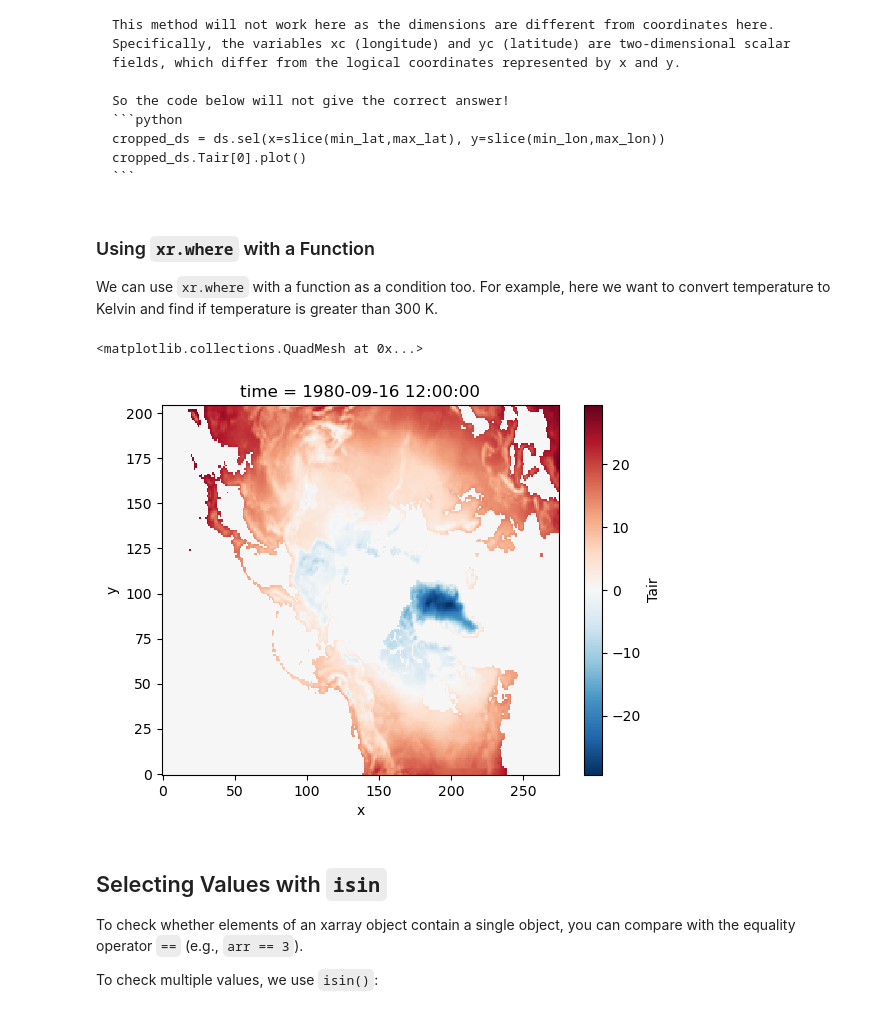
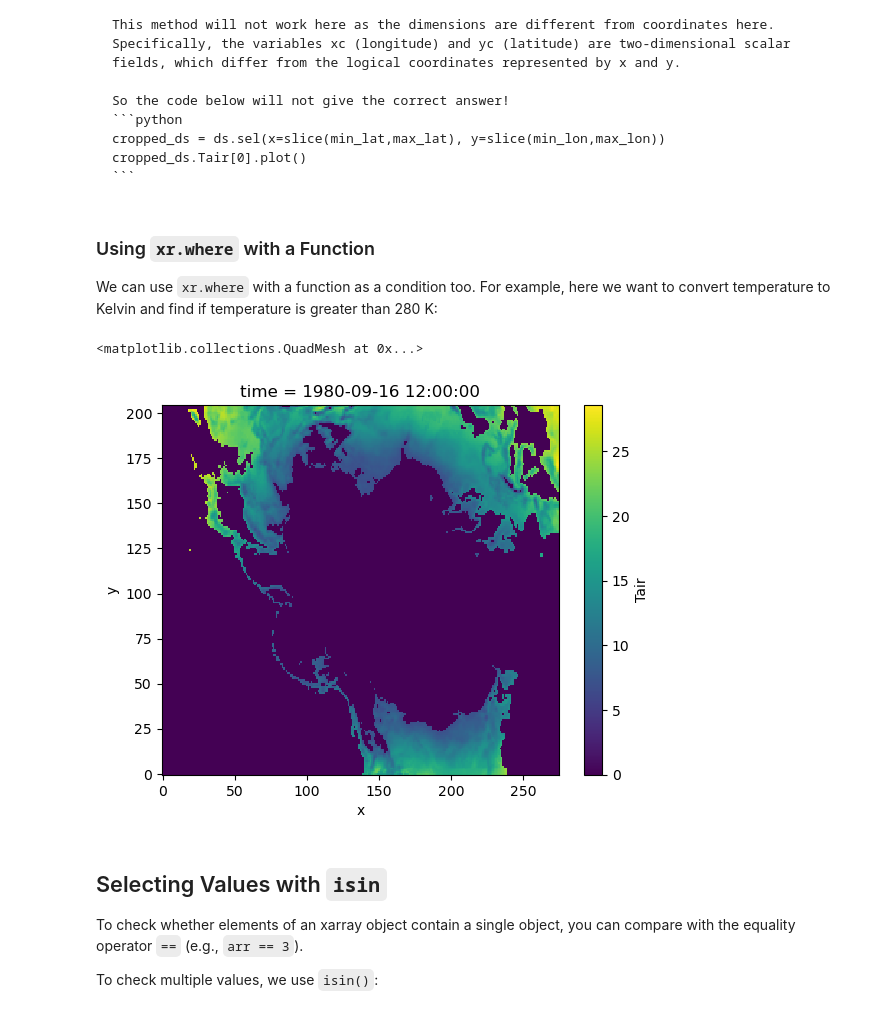
Before and after one commit to xarray-contrib/xarray-tutorial, a Jupyter notebook: intermediate/02.3_indexing_BooleanMasking.ipynb, the cells around one changed output. Cells and saved outputs as stored; diff of their text form; code cells hidden in the pictures.

```diff
--- a/intermediate/02.3_indexing_BooleanMasking.ipynb
+++ b/intermediate/02.3_indexing_BooleanMasking.ipynb
@@ -242,22 +242,22 @@ cropped_ds.Tair[0].plot()
 # %% [markdown]
 ### Using `xr.where` with a Function
 
-We can use `xr.where` with a function as a condition too. For example, here we want to convert temperature to Kelvin and find if temperature is greater than 300 K.
+We can use `xr.where` with a function as a condition too. For example, here we want to convert temperature to Kelvin and find if temperature is greater than 280 K:
 # %%
 # Define a function to use as a condition
 def is_greater_than_threshold(x, threshhold=300):
     # function to convert temp to K
     # and compare with threshhold
     x= x+273.15
     return x > threshhold
 
 # Apply the condition using xarray.where()
-masked_data = xr.where(is_greater_than_threshold(da,50), da, 0)
+masked_data = xr.where(is_greater_than_threshold(da,280), da, 0)
 
 masked_data[0].plot()
 # %% [output]
 <matplotlib.collections.QuadMesh at 0x...>
-[figure, old version]
+[figure, new version]
 # %% [markdown]
 ## Selecting Values with `isin`
 
```
Also changed, not shown: parts of 3 cells of this notebook.
